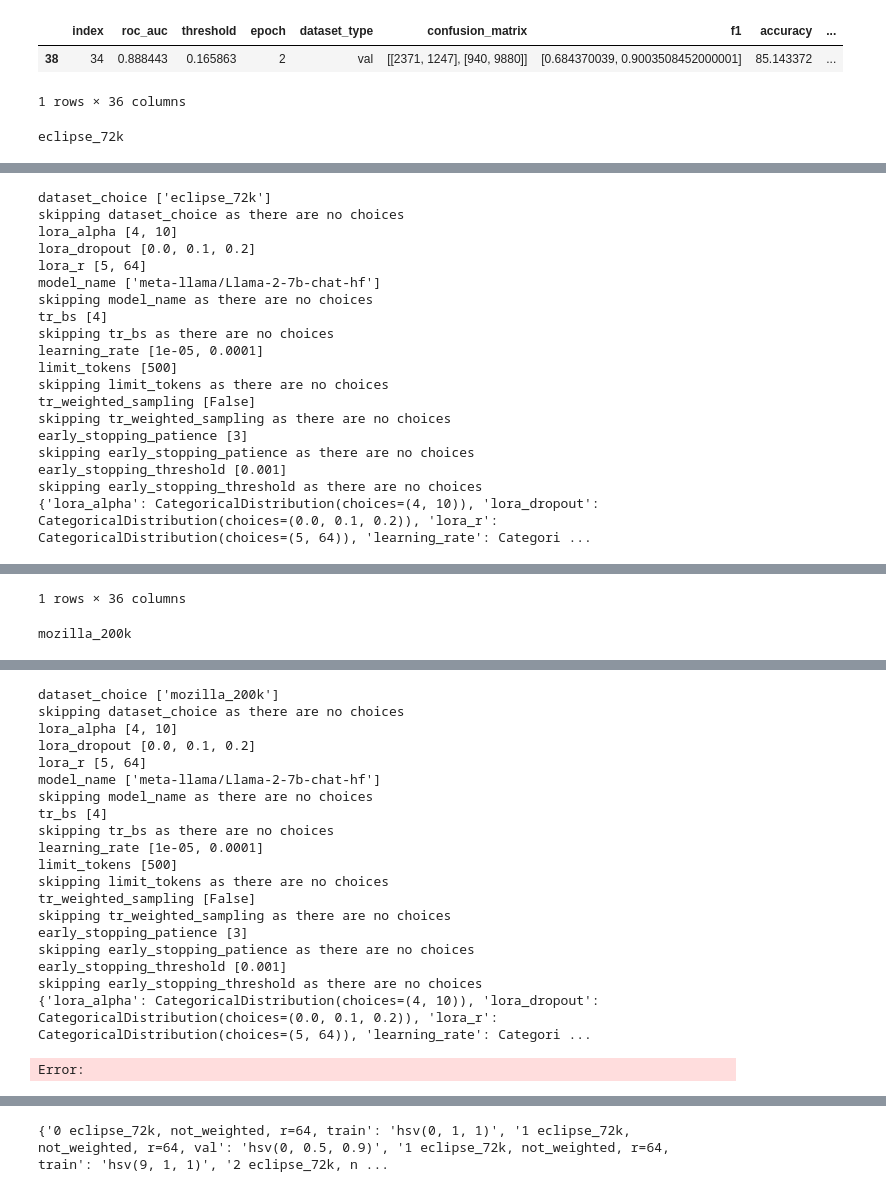
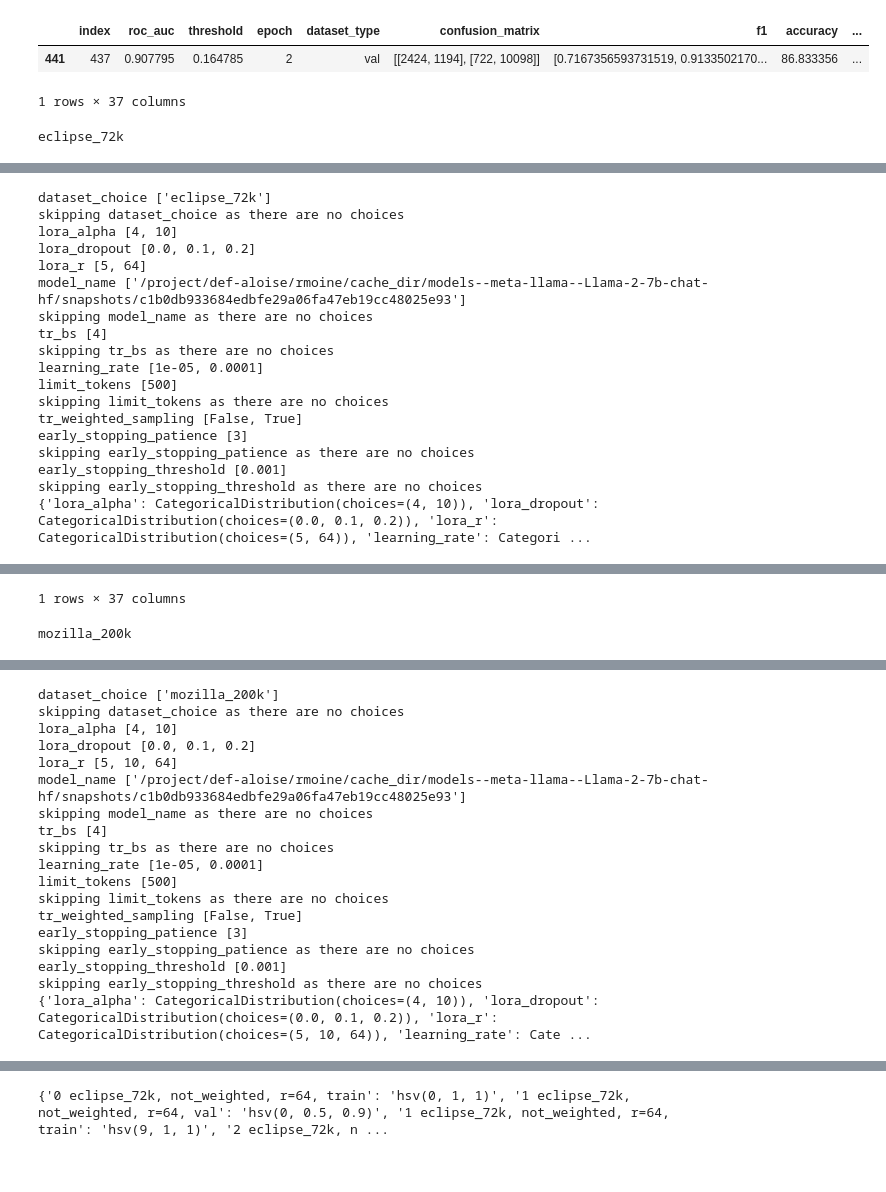
Before and after one commit to AndressaStefany/severityPrediction, a Jupyter notebook: src/llm/fineuning_results.ipynb, the cells around one changed output, grey strips where cells are left out. Saved outputs shown, nothing was run; the diff lists cells and outputs as text; code cells hidden in the pictures.

Commit message:
feature: finetuning temporary results (mssing redo and test)

```diff
--- a/src/llm/fineuning_results.ipynb
+++ b/src/llm/fineuning_results.ipynb
@@ -32,16 +32,16 @@ def img_to_clipboard(fig: Figure):
     win32clipboard.EmptyClipboard()
     win32clipboard.SetClipboardData(win32clipboard.CF_DIB, data)
     win32clipboard.CloseClipboard()
-root = Path(f"../../data/finetuning/")
+root = Path(f"../../data/finetuning_v3/")
 # %%
 l = []
 i_tot = 0
 pathes = list(root.rglob("qlora_finetune_*"))[:-1]
-for path_data in tqdm.tqdm(pathes):
+progress_bar = tqdm.tqdm(total=len(pathes))
+for path_data in pathes:
+    progress_bar.set_description(f"{path_data.stem}")
     with open(path_data / "parameters.json") as fp:
         parameters = json.load(fp)
-    if parameters["tr_weighted_sampling"]:
-        print(path_data)
     for dataset_type in ["train","val"]:
         files_data = list(path_data.rglob(f"data_epoch_*_{dataset_type}*.json"))
         if len(files_data) == 0:
@@ -65,10 +65,11 @@ for path_data in tqdm.tqdm(pathes):
             df_sample.loc[:,'prediction'] = (preds >= best_threshold).astype(int)
             assert best_threshold is not None
             confusion_matrix, f1, _ = compute_metrics_from_list(d, pred_field="prediction")
-            epoch = int(f.stem.split("_")[-2].split("-")[0])
+            epoch = int(np.ceil(d[-1]['epoch'])) # we use ceil as we want to round up the training epoch
             loss = sum(e['loss'] for e in d)/len(d)
             roc_auc = auc(fpr, tpr)
             l.append({"roc_auc":roc_auc, "threshold": best_threshold, "epoch":epoch,"dataset_type":dataset_type,"confusion_matrix":confusion_matrix,"f1":f1,"accuracy":accuracy*100, "path_data_folder": path_data.stem, "loss": loss, "i":i, **parameters, "hyperparameters": parameters})
+    progress_bar.update(1)
 df = pd.DataFrame(l)
 display(df.head())
 # %% [output]
@@ -180,34 +167,34 @@ df.query("dataset_type == 'val' & dataset_choice == 'mozilla_200k'").query("accu
 # print(len(df.query("dataset_choice == 'eclipse_72k' & epoch == 0")))
 # print(len(df.query("dataset_choice == 'mozilla_200k' & epoch == 0")))
 interesting_parameters = [
     "dataset_choice",
     "lora_alpha",
     "lora_dropout",
     "lora_r",
     "model_name",
     "tr_bs",
     "learning_rate",
     "limit_tokens",
     "tr_weighted_sampling",
     "early_stopping_patience",
     "early_stopping_threshold"
 ]
 for dataset_choice in df["dataset_choice"].unique():
     df_dataset = df.query(f"dataset_choice == '{dataset_choice}'").copy().reset_index()
     df_val = df_dataset.query("dataset_type == 'val'")
     best = df_val[df_val["roc_auc"] == df_val["roc_auc"].max()]
     display(best)
     best = best.to_dict(orient="records")[0]
     compute_metrics_from_files(
         conf_matrix=np.array(best["confusion_matrix"]),
         f1=best["f1"],
-        folder_out=Path(f"../../data/finetuning/"),
+        folder_out=Path(f"../../data/finetuning_v3/"),
         id=dataset_choice,
         title=f""
     )
     dump_to_optuna(df_dataset, metric="accuracy",interesting_parameters=interesting_parameters, name=dataset_choice)
 # %% [output]
 |  | index | roc_auc | threshold | epoch | dataset_type | confusion_matrix | f1 | accuracy | ... |
-| 38 | 34 | 0.888443 | 0.165863 | 2 | val | [[2371, 1247], [940, 9880]] | [0.684370039, 0.9003508452000001] | 85.143372 | ... |
+| 441 | 437 | 0.907795 | 0.164785 | 2 | val | [[2424, 1194], [722, 10098]] | [0.7167356593731519, 0.9133502170... | 86.833356 | ... |
-1 rows × 36 columns
+1 rows × 37 columns
 eclipse_72k
@@ -217,15 +204,14 @@ skipping dataset_choice as there are no choices
 lora_alpha [4, 10]
 lora_dropout [0.0, 0.1, 0.2]
 lora_r [5, 64]
-model_name ['meta-llama/Llama-2-7b-chat-hf']
+model_name ['/project/def-aloise/rmoine/cache_dir/models--meta-llama--Llama-2-7b-chat-hf/snapshots/c1b0db933684edbfe29a06fa47eb19cc48025e93']
 skipping model_name as there are no choices
 tr_bs [4]
 skipping tr_bs as there are no choices
 learning_rate [1e-05, 0.0001]
 limit_tokens [500]
 skipping limit_tokens as there are no choices
-tr_weighted_sampling [False]
-skipping tr_weighted_sampling as there are no choices
+tr_weighted_sampling [False, True]
 early_stopping_patience [3]
 skipping early_stopping_patience as there are no choices
 early_stopping_threshold [0.001]
@@ -236,2 +222,2 @@ skipping early_stopping_threshold as there are no choices
-1 rows × 36 columns
+1 rows × 37 columns
 mozilla_200k
@@ -240,22 +226,20 @@ dataset_choice ['mozilla_200k']
 skipping dataset_choice as there are no choices
 lora_alpha [4, 10]
 lora_dropout [0.0, 0.1, 0.2]
-lora_r [5, 64]
-model_name ['meta-llama/Llama-2-7b-chat-hf']
+lora_r [5, 10, 64]
+model_name ['/project/def-aloise/rmoine/cache_dir/models--meta-llama--Llama-2-7b-chat-hf/snapshots/c1b0db933684edbfe29a06fa47eb19cc48025e93']
 skipping model_name as there are no choices
 tr_bs [4]
 skipping tr_bs as there are no choices
 learning_rate [1e-05, 0.0001]
 limit_tokens [500]
 skipping limit_tokens as there are no choices
-tr_weighted_sampling [False]
-skipping tr_weighted_sampling as there are no choices
+tr_weighted_sampling [False, True]
 early_stopping_patience [3]
 skipping early_stopping_patience as there are no choices
 early_stopping_threshold [0.001]
 skipping early_stopping_threshold as there are no choices
-{'lora_alpha': CategoricalDistribution(choices=(4, 10)), 'lora_dropout': CategoricalDistribution(choices=(0.0, 0.1, 0.2)), 'lora_r': CategoricalDistribution(choices=(5, 64)), 'learning_rate': Categori ...
+{'lora_alpha': CategoricalDistribution(choices=(4, 10)), 'lora_dropout': CategoricalDistribution(choices=(0.0, 0.1, 0.2)), 'lora_r': CategoricalDistribution(choices=(5, 10, 64)), 'learning_rate': Cate ...
-Error:
 # %%
 l = df.iloc[0]
 width, height = 800, 600
```
Also changed, not shown: parts of 5 cells of this notebook, 4 other files.
